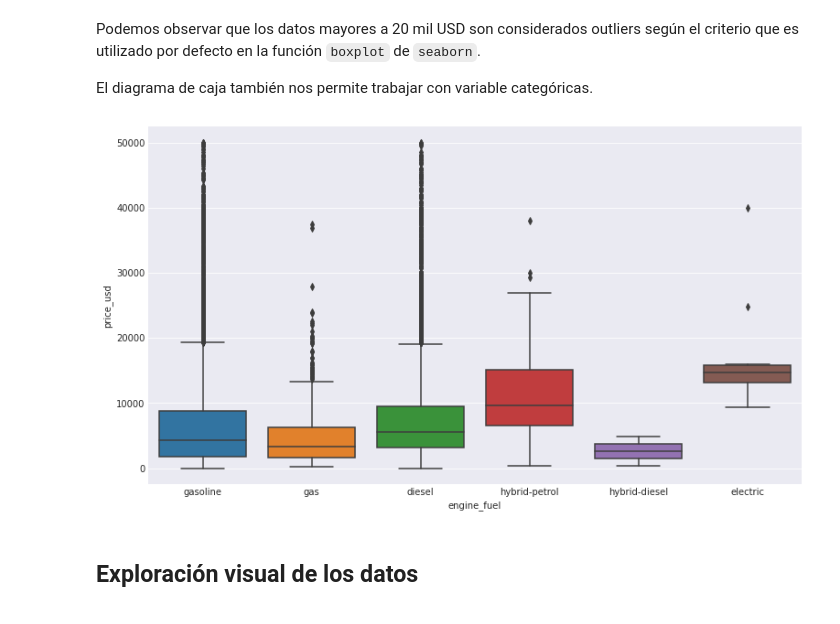
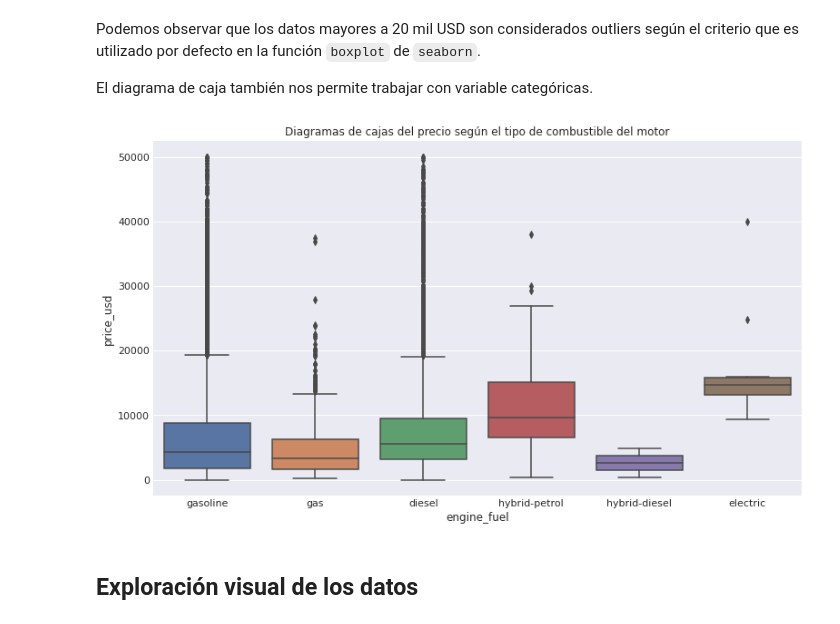
Before and after one commit to luiscib3r/Curso-de-Data-Science, a Jupyter notebook: 01 Estadística descriptiva.ipynb, the cells around one changed output. Saved outputs shown, nothing was run; the diff lists cells and outputs as text; code cells hidden in the pictures.

```diff
--- a/01 Estadística descriptiva.ipynb
+++ b/01 Estadística descriptiva.ipynb
@@ -176,7 +177,9 @@ plt.rcParamsDefault['figure.figsize']
 # Modificar estilos para los gráficos
 scale_x = 2
 scale_y = 1.5
-plt.rcParams['figure.figsize'] = (6.4*scale_x, 4.8*scale_y)
+figsize = (6.4*scale_x, 4.8*scale_y)
+plt.rcParams['figure.figsize'] = figsize
+sns.set(rc={'figure.figsize': figsize})
 plt.style.use('seaborn-darkgrid')
 # %%
 # Mostrar histograma de precios con 20 bins
@@ -356,12 +347,11 @@ Podemos observar que los datos mayores a 20 mil USD son considerados outliers se
 
 El diagrama de caja también nos permite trabajar con variable categóricas.
 # %%
-_, ax = plt.subplots()
+sns.boxplot(data=data, x='engine_fuel', y='price_usd')
 
-sns.boxplot(ax=ax, data=data, x='engine_fuel', y='price_usd')
-
+plt.title('Diagramas de cajas del precio según el tipo de combustible del motor')
 plt.show()
 # %% [output]
-[figure, old version]
+[figure, new version]
 # %% [markdown]
 ## Exploración visual de los datos
```
Also changed, not shown: parts of 14 cells of this notebook.
